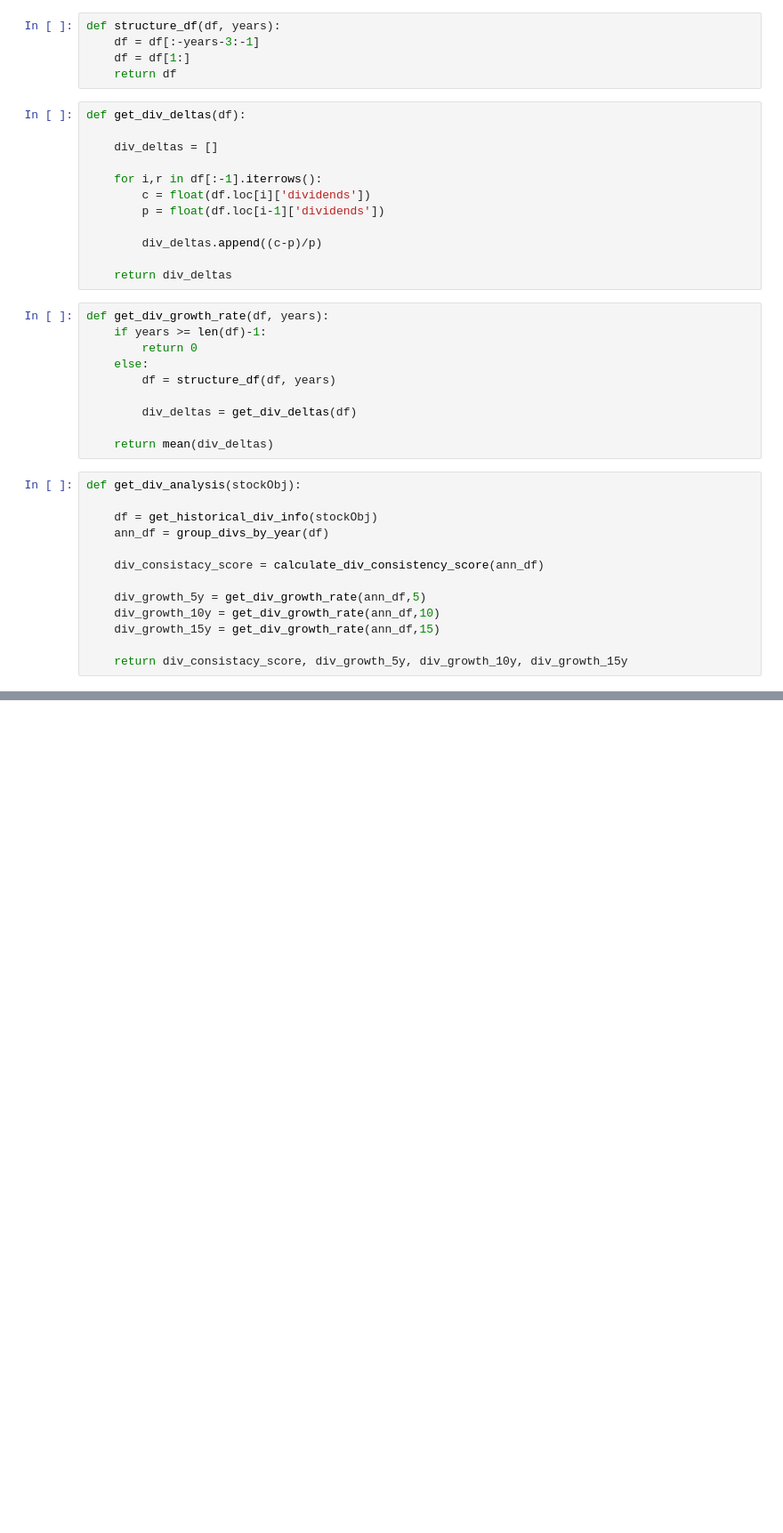
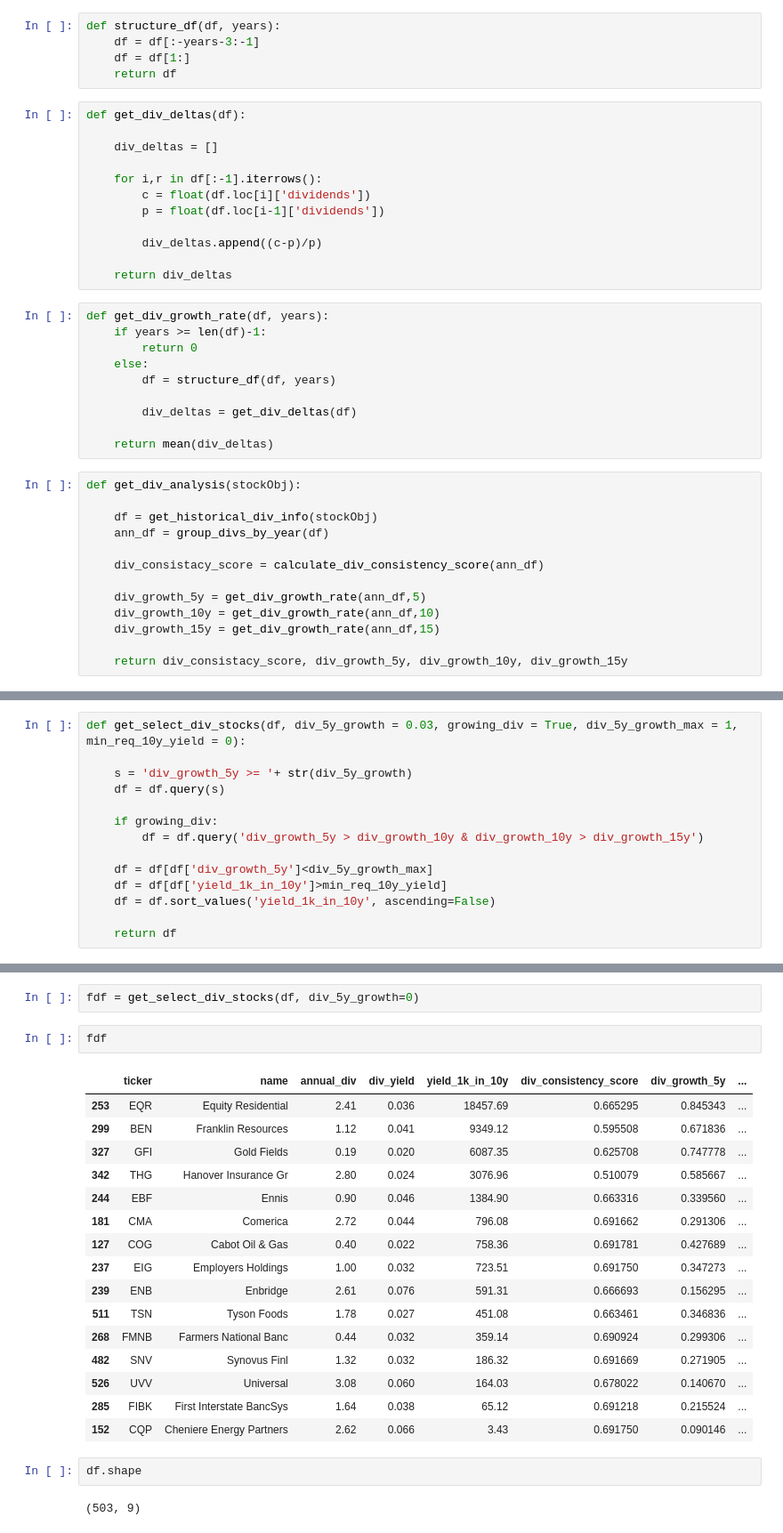
Before and after one commit to uknowjack/StockPicker, a Jupyter notebook: 20200721_DividendStocks/div_growth_check.ipynb, the cells around one changed output, grey strips where cells are left out. Shown at 89% size. Drawn from its saved outputs; the diff is of its cells as text; blank space fills up the shorter version.

```diff
--- a/20200721_DividendStocks/div_growth_check.ipynb
+++ b/20200721_DividendStocks/div_growth_check.ipynb
@@ -195,4 +236,18 @@ def get_div_stocks(min_div = 3, min_consistency=.5):
     df = df.sort_values('div_consistency_score', ascending=False)
 
     return df
+# %%
+def get_select_div_stocks(df, div_5y_growth = 0.03, growing_div = True, div_5y_growth_max = 1, min_req_10y_yield = 0):
+
+    s = 'div_growth_5y >= '+ str(div_5y_growth)
+    df = df.query(s)
+
+    if growing_div:
+        df = df.query('div_growth_5y > div_growth_10y & div_growth_10y > div_growth_15y')
+
+    df = df[df['div_growth_5y']<div_5y_growth_max]
+    df = df[df['yield_1k_in_10y']>min_req_10y_yield]
+    df = df.sort_values('yield_1k_in_10y', ascending=False)
+
+    return df
 # %%
@@ -208,0 +278,25 @@ df
+# %%
+fdf = get_select_div_stocks(df, div_5y_growth=0)
+# %%
+fdf
+# %% [output]
+|  | ticker | name | annual_div | div_yield | yield_1k_in_10y | div_consistency_score | div_growth_5y | ... |
+| 253 | EQR | Equity Residential | 2.41 | 0.036 | 18457.69 | 0.665295 | 0.845343 | ... |
+| 299 | BEN | Franklin Resources | 1.12 | 0.041 | 9349.12 | 0.595508 | 0.671836 | ... |
+| 327 | GFI | Gold Fields | 0.19 | 0.020 | 6087.35 | 0.625708 | 0.747778 | ... |
+| 342 | THG | Hanover Insurance Gr | 2.80 | 0.024 | 3076.96 | 0.510079 | 0.585667 | ... |
+| 244 | EBF | Ennis | 0.90 | 0.046 | 1384.90 | 0.663316 | 0.339560 | ... |
+| 181 | CMA | Comerica | 2.72 | 0.044 | 796.08 | 0.691662 | 0.291306 | ... |
+| 127 | COG | Cabot Oil & Gas | 0.40 | 0.022 | 758.36 | 0.691781 | 0.427689 | ... |
+| 237 | EIG | Employers Holdings | 1.00 | 0.032 | 723.51 | 0.691750 | 0.347273 | ... |
+| 239 | ENB | Enbridge | 2.61 | 0.076 | 591.31 | 0.666693 | 0.156295 | ... |
+| 511 | TSN | Tyson Foods | 1.78 | 0.027 | 451.08 | 0.663461 | 0.346836 | ... |
+| 268 | FMNB | Farmers National Banc | 0.44 | 0.032 | 359.14 | 0.690924 | 0.299306 | ... |
+| 482 | SNV | Synovus Finl | 1.32 | 0.032 | 186.32 | 0.691669 | 0.271905 | ... |
+| 526 | UVV | Universal | 3.08 | 0.060 | 164.03 | 0.678022 | 0.140670 | ... |
+| 285 | FIBK | First Interstate BancSys | 1.64 | 0.038 | 65.12 | 0.691218 | 0.215524 | ... |
+| 152 | CQP | Cheniere Energy Partners | 2.62 | 0.066 | 3.43 | 0.691750 | 0.090146 | ... |
+# %%
+df.shape
+# %% [output]
+(503, 9)
```
Also changed, not shown: parts of 12 cells of this notebook, 3 other files.
